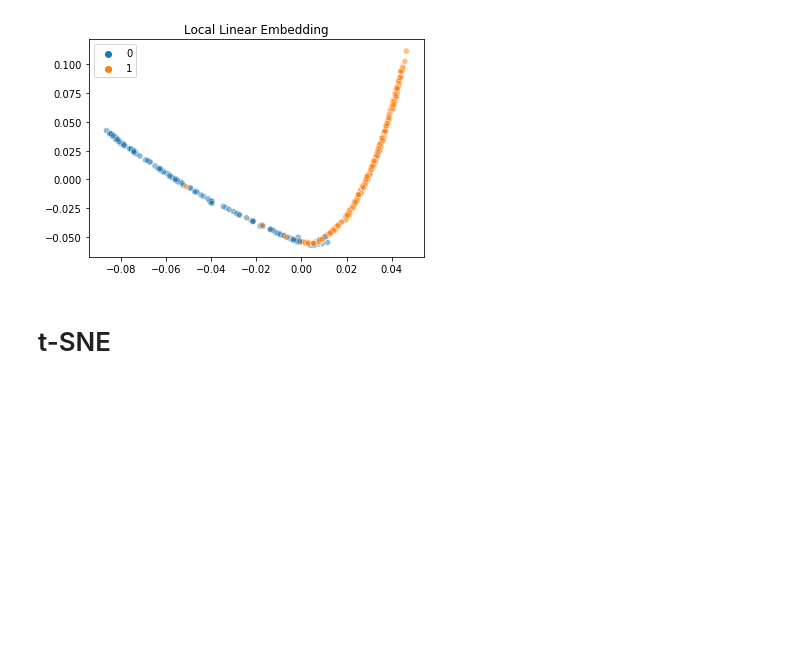
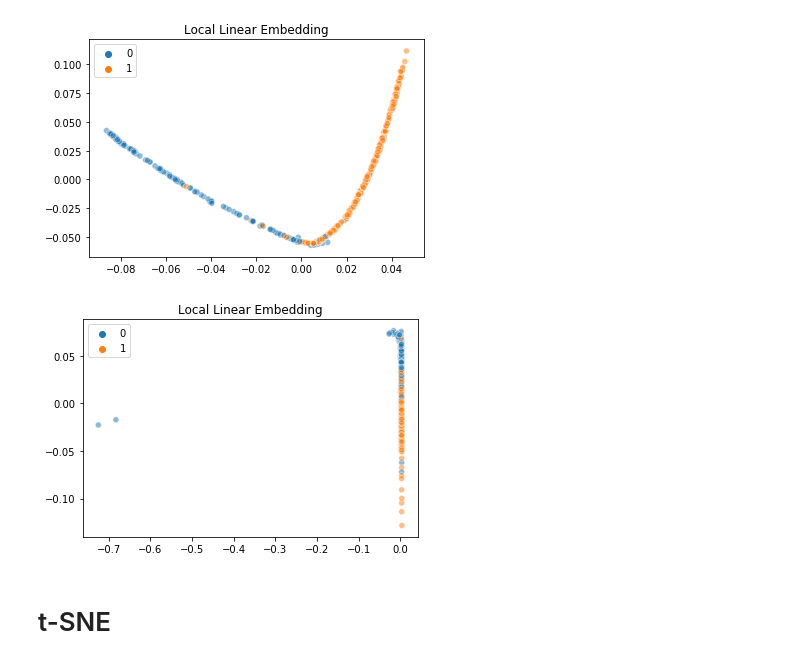
Before and after one commit to goerlitz/binary-classification, a Jupyter notebook: wisconsin-breast-cancer/wdbc_dimensionality_reduction.ipynb, the cells around one changed output. Drawn from its saved outputs; the diff is of its cells as text; code cells hidden in the pictures; blank space fills up the shorter version.

```diff
--- a/wisconsin-breast-cancer/wdbc_dimensionality_reduction.ipynb
+++ b/wisconsin-breast-cancer/wdbc_dimensionality_reduction.ipynb
@@ -38,6 +46,12 @@ plot2Dtrans(X,y,
             'Local Linear Embedding')
 # %% [output]
 [figure]
+# %%
+plot2Dtrans(X_scaled,y,
+            LocallyLinearEmbedding(n_components=2, method = 'modified', random_state=42),
+            'Local Linear Embedding')
+# %% [output]
+[figure, added]
 # %% [markdown]
 # t-SNE
 # %%
```
Also changed, not shown: parts of 3 cells of this notebook, 1 other file.
